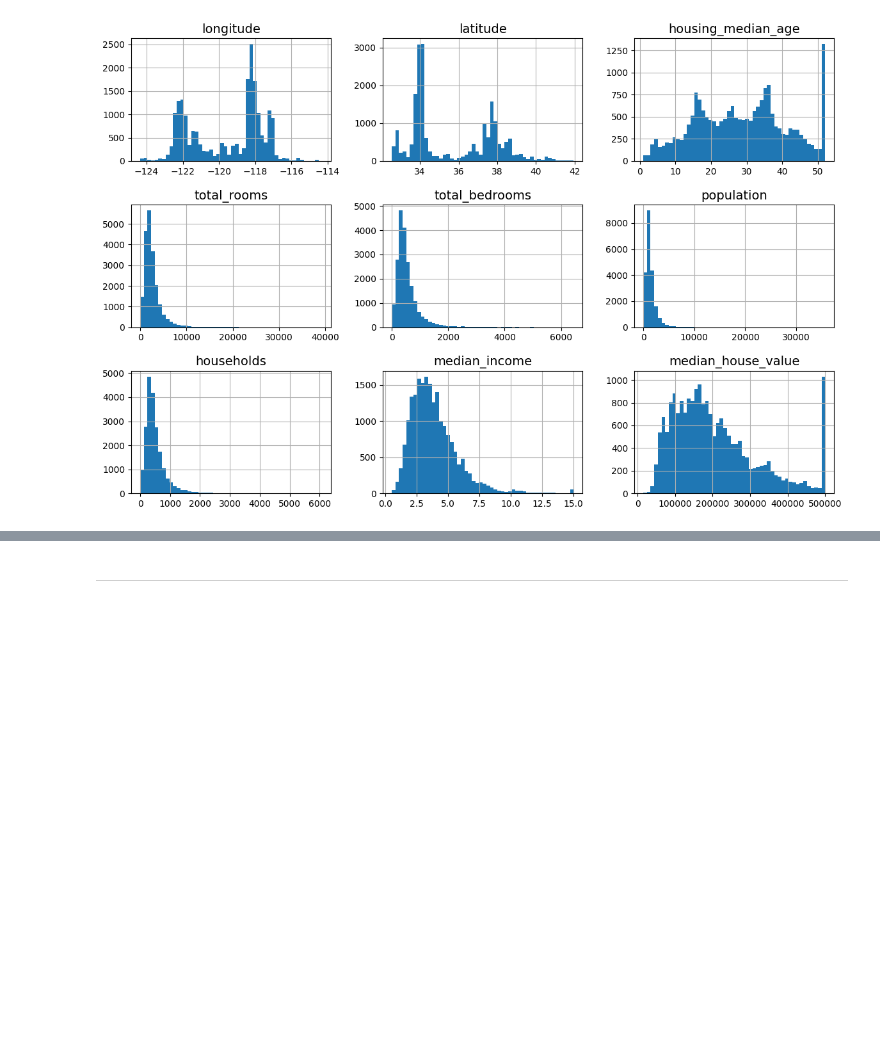
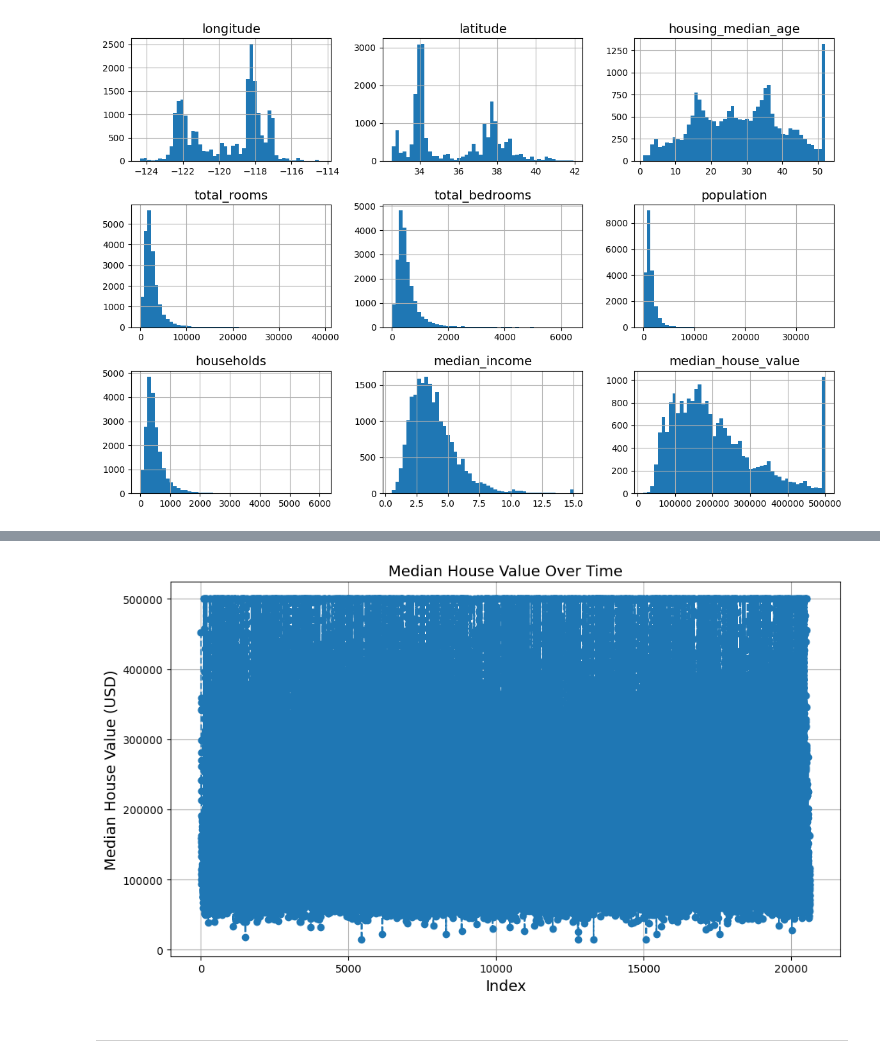
Before and after one commit to Ronald6635/handson-ml3, a Jupyter notebook: 02_end_to_end_machine_learning_project.ipynb, the cells around one changed output, grey strips where cells are left out. Drawn from its saved outputs; the diff is of its cells as text; code cells hidden in the pictures; blank space fills up the shorter version.

```diff
--- a/02_end_to_end_machine_learning_project.ipynb
+++ b/02_end_to_end_machine_learning_project.ipynb
@@ -186,3 +208,14 @@ plt.show()
+# %%
+plt.figure(figsize=(10, 6))
+plt.plot(range(len(housing["median_house_value"])), housing["median_house_value"], marker="o", linestyle="--")
+plt.title("Median House Value Over Time")
+plt.xlabel("Index")
+plt.ylabel("Median House Value (USD)")
+plt.grid(True)
+plt.tight_layout()
+plt.show()
+# %% [output]
+[figure, added]
 # %% [markdown]
 ---
 # %% [markdown]
```
Also changed, not shown: parts of 19 cells of this notebook.
